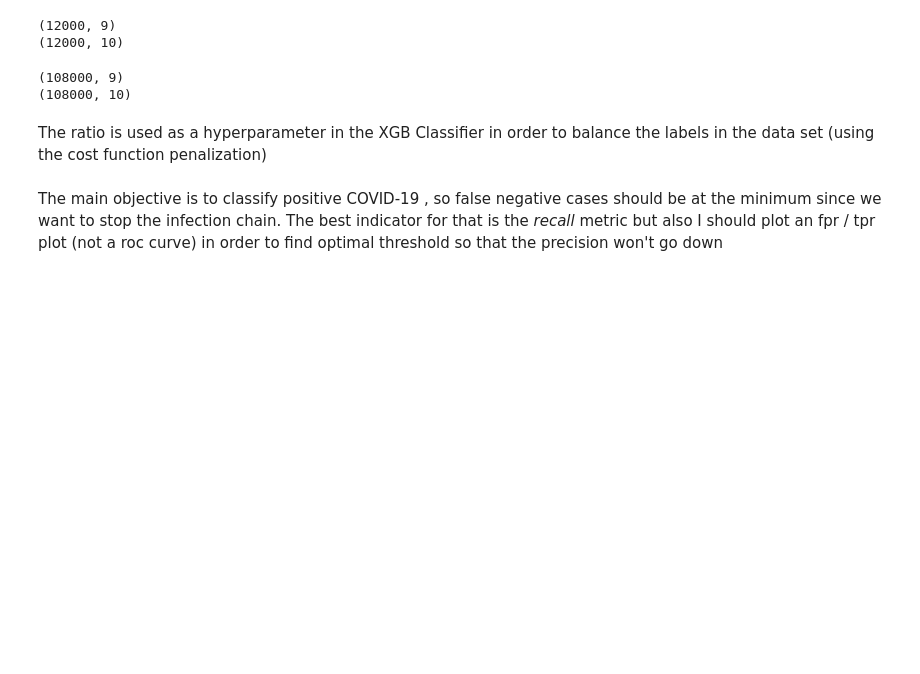
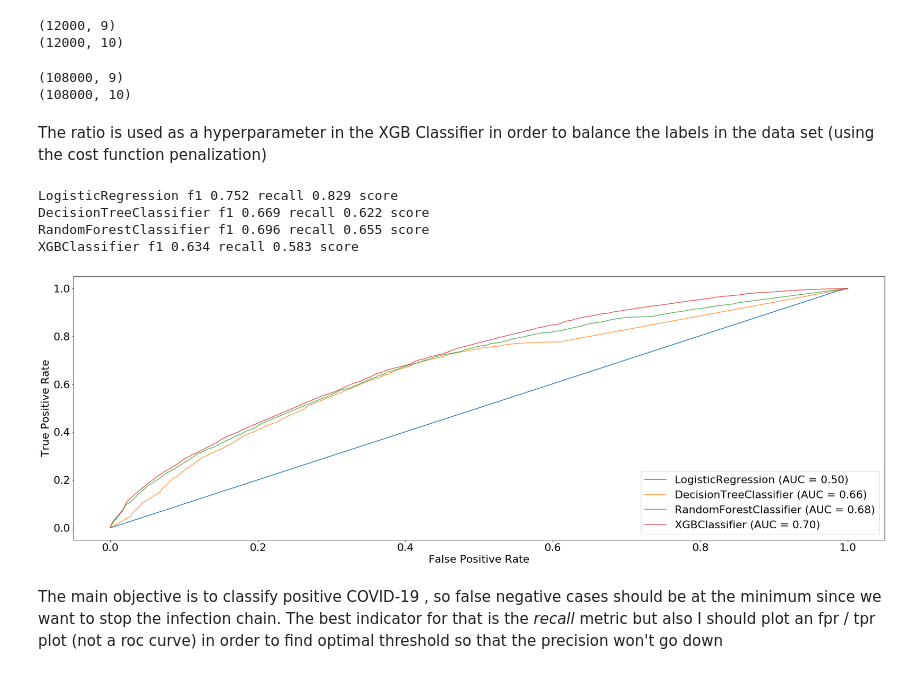
Before and after one commit to Elisarchod/Varios, a Jupyter notebook: XGBoost Clasification/classification_python.ipynb, the cells around one changed output. Saved outputs shown, nothing was run; the diff lists cells and outputs as text; code cells hidden in the pictures; blank space fills up the shorter version.

```diff
--- a/XGBoost Clasification/classification_python.ipynb
+++ b/XGBoost Clasification/classification_python.ipynb
@@ -96,6 +92,14 @@ classifiers = [
     RandomForestClassifier(class_weight='balanced'),
     XGBClassifier(scale_pos_weight = y_train_ratio)
     ]
+# %%
+eval_clf(classifiers, X_train, X_test, y_train, y_test)
+# %% [output]
+LogisticRegression f1 0.752 recall 0.829 score
+DecisionTreeClassifier f1 0.669 recall 0.622 score
+RandomForestClassifier f1 0.696 recall 0.655 score
+XGBClassifier f1 0.634 recall 0.583 score
+[figure, added]
 # %% [markdown]
 The main objective is to classify positive COVID-19 , so false negative cases should be at the minimum since we want to stop the infection chain.
 The best indicator for that is the *recall* metric but also I should plot an fpr / tpr plot (not a roc curve) in order to find optimal threshold so that the precision won't go down
```
Also changed, not shown: parts of 15 cells of this notebook, 4 other files.
